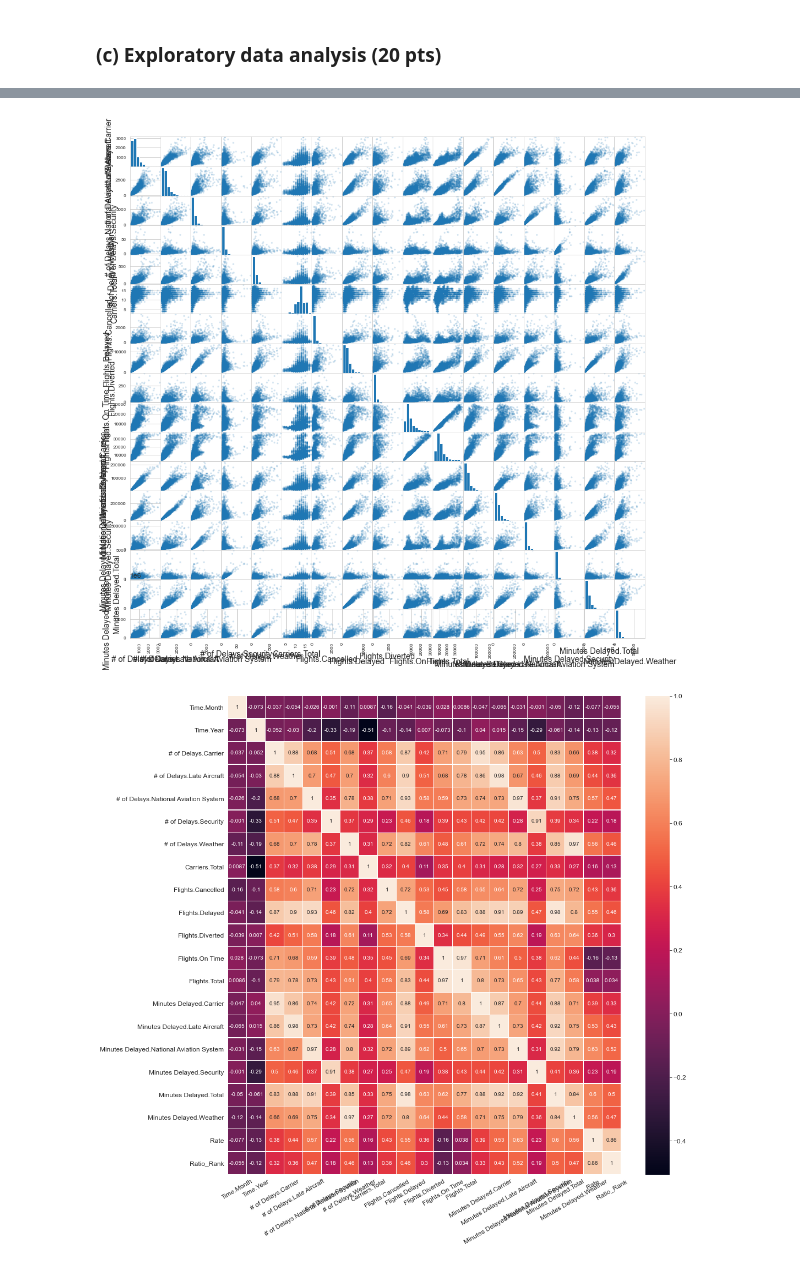
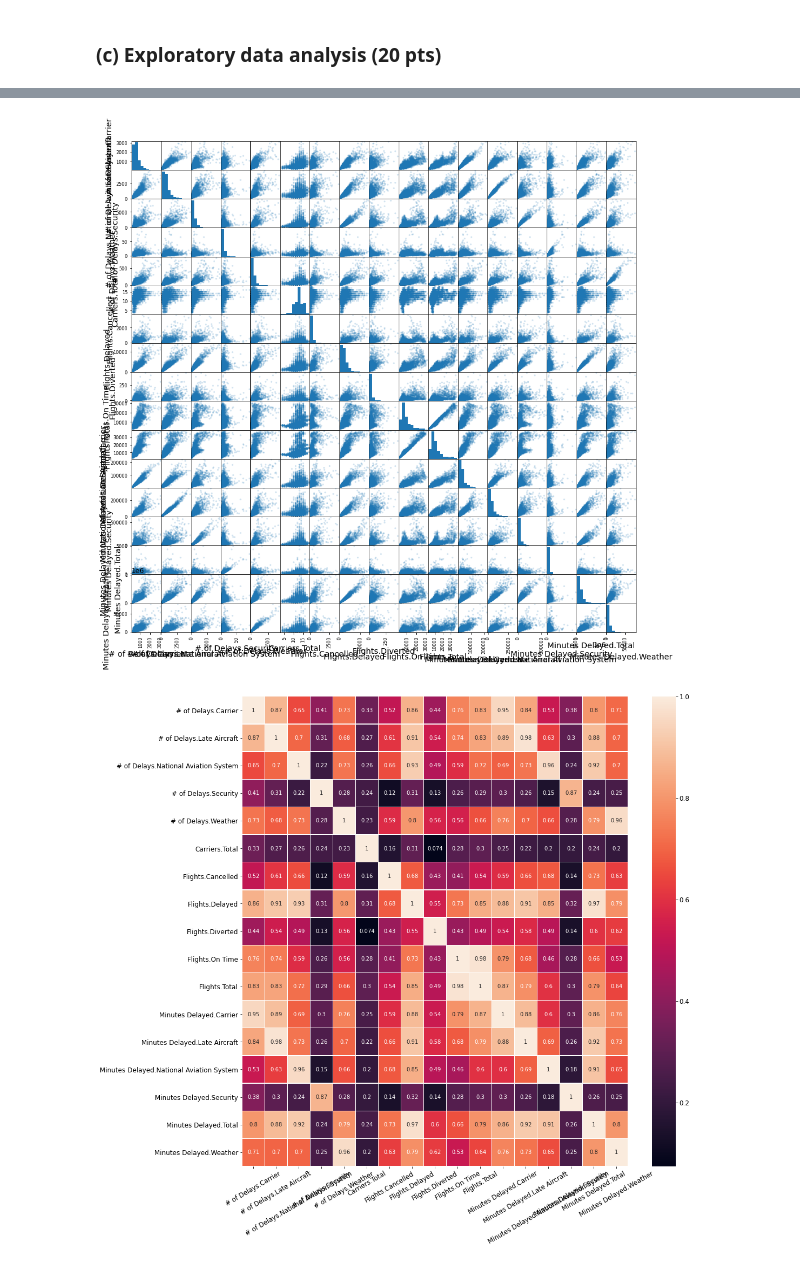
Before and after one commit to xiaomeiX/Project-Machine-Learning-, a Jupyter notebook: MLP2/ML-AirlinesDelays.ipynb, the cells around one changed output, grey strips where cells are left out. Cells and saved outputs as stored; diff of their text form; code cells hidden in the pictures.

```diff
--- a/MLP2/ML-AirlinesDelays.ipynb
+++ b/MLP2/ML-AirlinesDelays.ipynb
@@ -167,7 +167,3 @@ Minutes Delayed.Security                    0
 Minutes Delayed.Total                       0
 Minutes Delayed.Weather                     0
 dtype: int64
-# %%
-import seaborn as sb
-sb.set_style('whitegrid')
-from collections import Counter
@@ -321,17 +424,18 @@ df.corr()
 # %%
-# scatter matrix plot
+# scatter matrix plot and hist plot
 scatter_matrix(df[col],alpha=0.2,figsize=(16,16))
+#plt.xticks(rotation=30)
 plt.show()
 # %% [output]
-[figure, old version]
+[figure, new version]
 # %%
 # import required libraries
 import pandas as pd
 import seaborn as sb
 # %%
 fig, ax = plt.subplots(figsize=(16,16))
-sb.heatmap(df.corr(method = 'spearman'),annot=True, linewidths=0.4,annot_kws={'size':10},ax=ax,cbar=True)
+sb.heatmap(df[col].corr(method = 'pearson'),annot=True, linewidths=0.4,annot_kws={'size':10},ax=ax,cbar=True)
 plt.xticks(rotation=30)
 plt.show()
 # %% [output]
-[figure, old version]
+[figure, new version]
```
Also changed, not shown: parts of 48 cells of this notebook, 3 other files.
